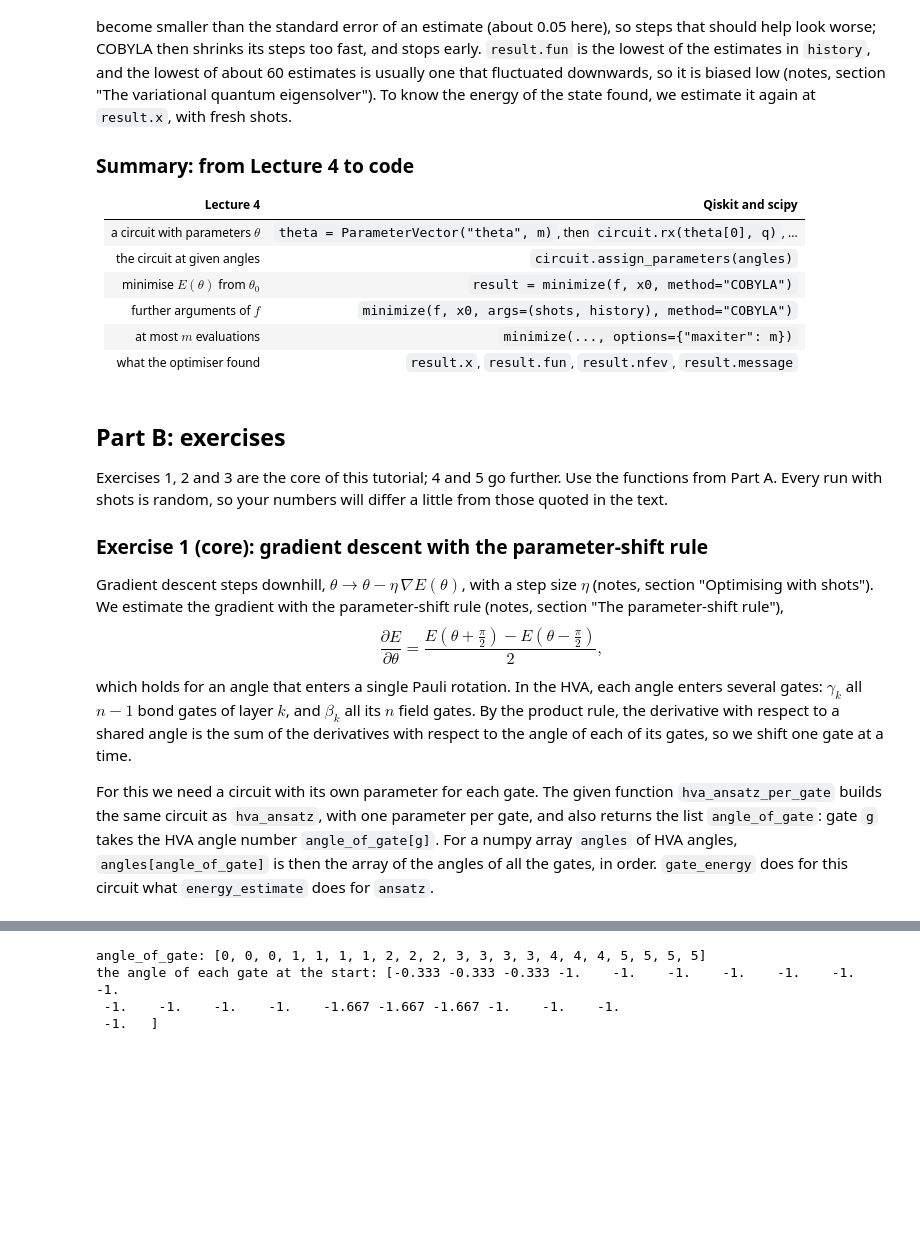
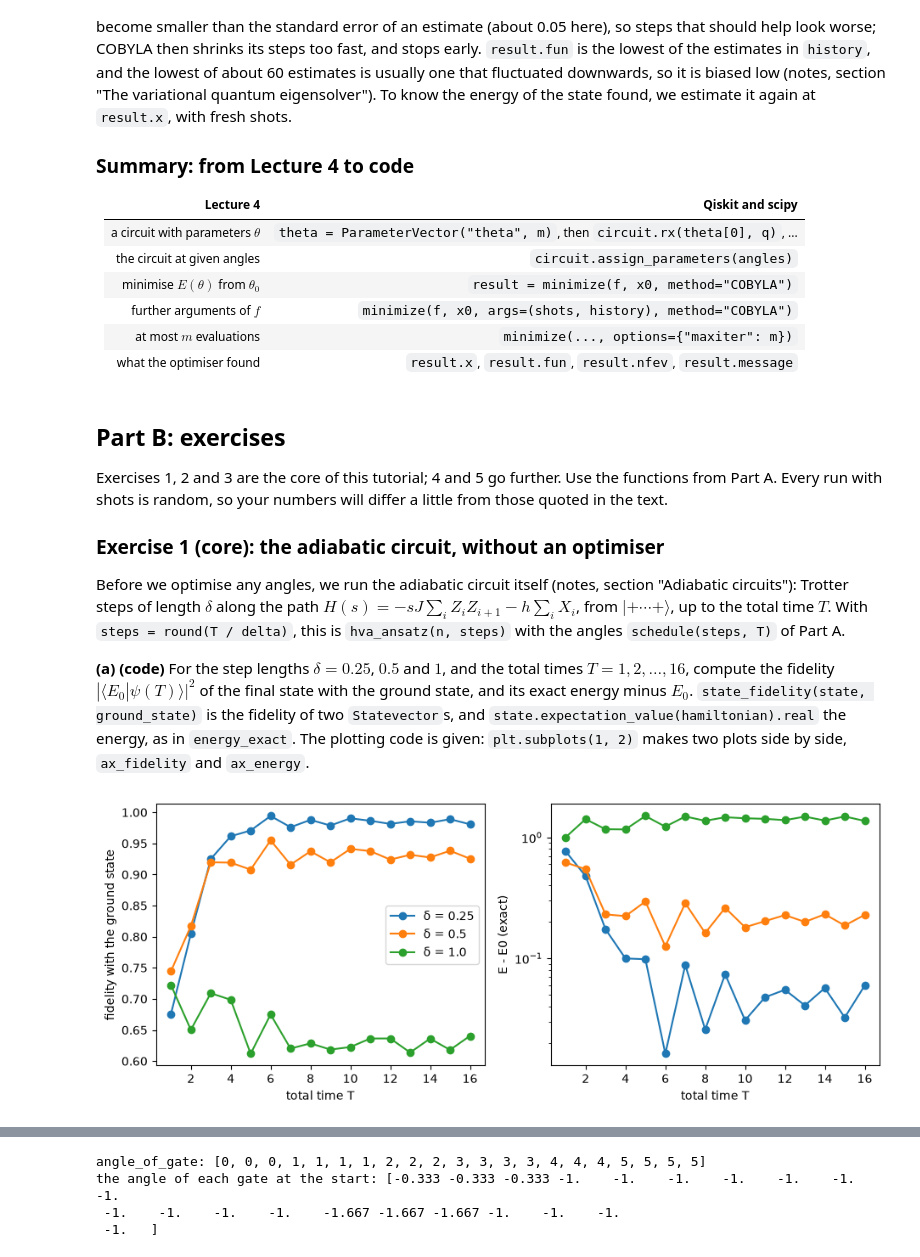
Before and after one commit to StefanoPolla/course-testing, a Jupyter notebook: tutorials/tutorial-04/T4-vqe_qiskit_solutions.ipynb, the cells around one changed output, grey strips where cells are left out. Saved outputs shown, nothing was run; the diff lists cells and outputs as text; code cells hidden in the pictures; blank space fills up the shorter version.

```diff
--- a/tutorials/tutorial-04/T4-vqe_qiskit_solutions.ipynb
+++ b/tutorials/tutorial-04/T4-vqe_qiskit_solutions.ipynb
@@ -355,22 +356,46 @@ Exercises 1, 2 and 3 are the core of this tutorial; 4 and 5 go further. Use the
 Part A. Every run with shots is random, so your numbers will differ a little from those quoted in
 the text.
 
-### Exercise 1 (core): gradient descent with the parameter-shift rule
+### Exercise 1 (core): the adiabatic circuit, without an optimiser
 
-Gradient descent steps downhill, $\theta \to \theta - \eta\,\nabla E(\theta)$, with a step size
-$\eta$ (notes, section "Optimising with shots"). We estimate the gradient with the parameter-shift
-rule (notes, section "The parameter-shift rule"),
-$$
-\frac{\partial E}{\partial\theta} = \frac{E(\theta + \frac{\pi}{2}) - E(\theta - \frac{\pi}{2})}{2} ,
-$$
-which holds for an angle that enters a single Pauli rotation. In the HVA, each angle enters
-several gates: $\gamma_k$ all $n-1$ bond gates of layer $k$, and $\beta_k$ all its $n$ field
-gates. By the product rule, the derivative with respect to a shared angle is the sum of the
-derivatives with respect to the angle of each of its gates, so we shift one gate at a time.
+Before we optimise any angles, we run the adiabatic circuit itself (notes, section "Adiabatic
+circuits"): Trotter steps of length $\delta$ along the path
+$H(s) = -sJ\sum_i Z_iZ_{i+1} - h\sum_i X_i$, from $|{+}\cdots{+}\rangle$, up to the total time
+$T$. With `steps = round(T / delta)`, this is `hva_ansatz(n, steps)` with the angles
+`schedule(steps, T)` of Part A.
 
-For this we need a circuit with its own parameter for each gate. The given function
-`hva_ansatz_per_gate` builds the same circuit as `hva_ansatz`, with one parameter per gate, and
-also returns the list `angle_of_gate`: gate `g` takes the HVA angle number `angle_of_gate[g]`.
-For a numpy array `angles` of HVA angles, `angles[angle_of_gate]` is then the array of the angles
-of all the gates, in order. `gate_energy` does for this circuit what `energy_estimate` does for
-`ansatz`.
+**(a) (code)** For the step lengths $\delta = 0.25$, $0.5$ and $1$, and the total times
+$T = 1, 2, \dots, 16$, compute the fidelity $|\langle E_0|\psi(T)\rangle|^2$ of the final state
+with the ground state, and its exact energy minus $E_0$. `state_fidelity(state, ground_state)` is
+the fidelity of two `Statevector`s, and `state.expectation_value(hamiltonian).real` the energy, as
+in `energy_exact`. The plotting code is given: `plt.subplots(1, 2)` makes two plots side by side,
+`ax_fidelity` and `ax_energy`.
+# %%
+from qiskit.quantum_info import state_fidelity
+
+_, vectors = np.linalg.eigh(hamiltonian.to_matrix())
+ground_state = Statevector(vectors[:, 0])         # the eigenvector of the lowest eigenvalue
+total_times = np.arange(1, 17)                    # T = 1, 2, ..., 16
+
+fig, (ax_fidelity, ax_energy) = plt.subplots(1, 2, figsize=(11, 4))
+for delta in [0.25, 0.5, 1.0]:
+    fidelities = []                               # one per total time
+    errors = []                                   # the exact energy minus E0, one per total time
+    for T in total_times:
+        steps = round(T / delta)
+        # the adiabatic circuit with these steps up to time T; append its fidelity and E - E0
+        # BEGIN SOLUTION
+        state = Statevector(hva_ansatz(n, steps).assign_parameters(schedule(steps, T)))
+        fidelities.append(state_fidelity(state, ground_state))
+        errors.append(state.expectation_value(hamiltonian).real - E0)
+        # END SOLUTION
+    ax_fidelity.plot(total_times, fidelities, "o-", label="δ = " + str(delta))
+    ax_energy.semilogy(total_times, errors, "o-", label="δ = " + str(delta))
+ax_fidelity.set_xlabel("total time T")
+ax_fidelity.set_ylabel("fidelity with the ground state")
+ax_energy.set_xlabel("total time T")
+ax_energy.set_ylabel("E - E0 (exact)")
+ax_fidelity.legend()
+plt.show()
+# %% [output]
+[figure, added]
```
Also changed, not shown: parts of 20 cells of this notebook, 1 other file.
